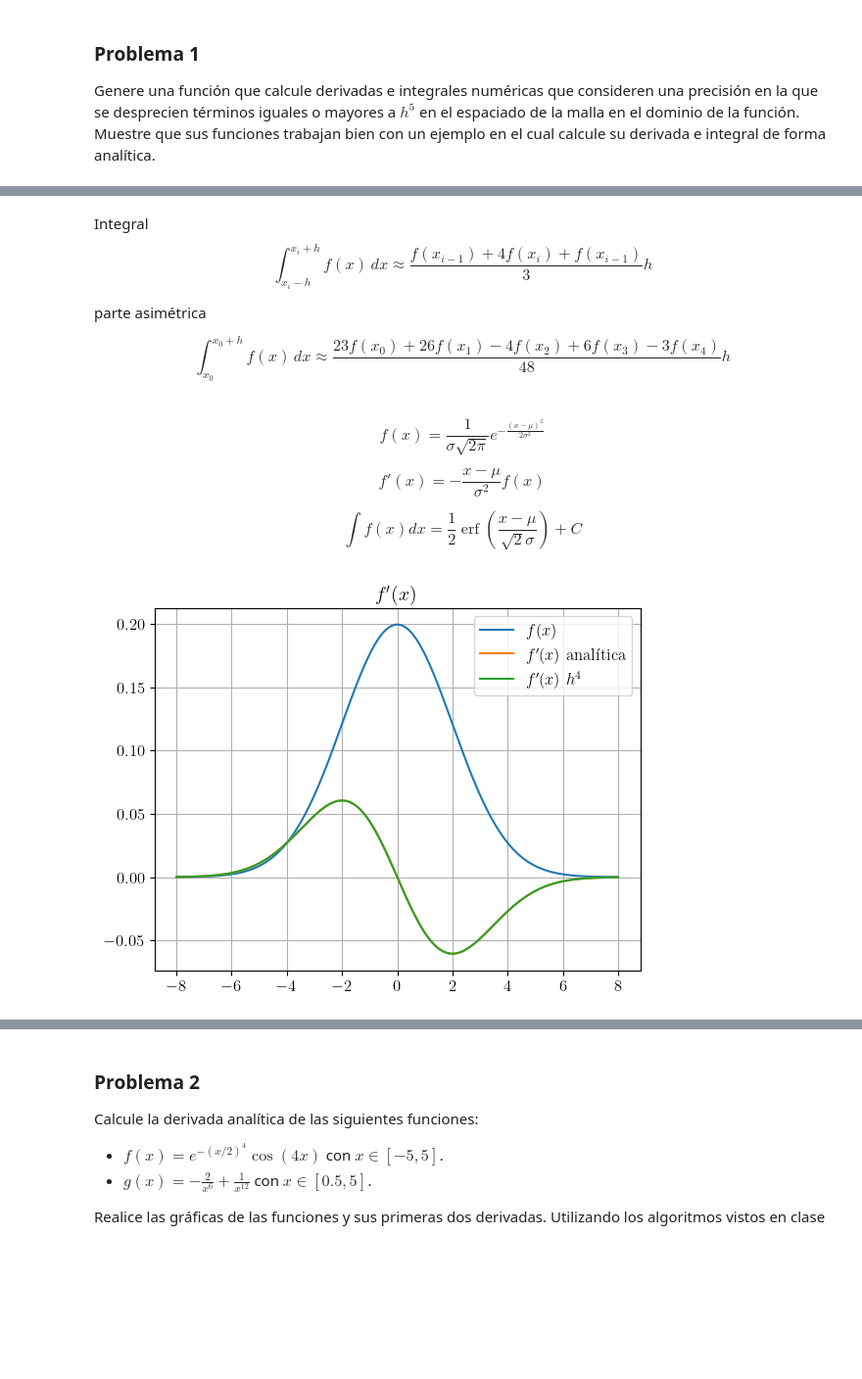
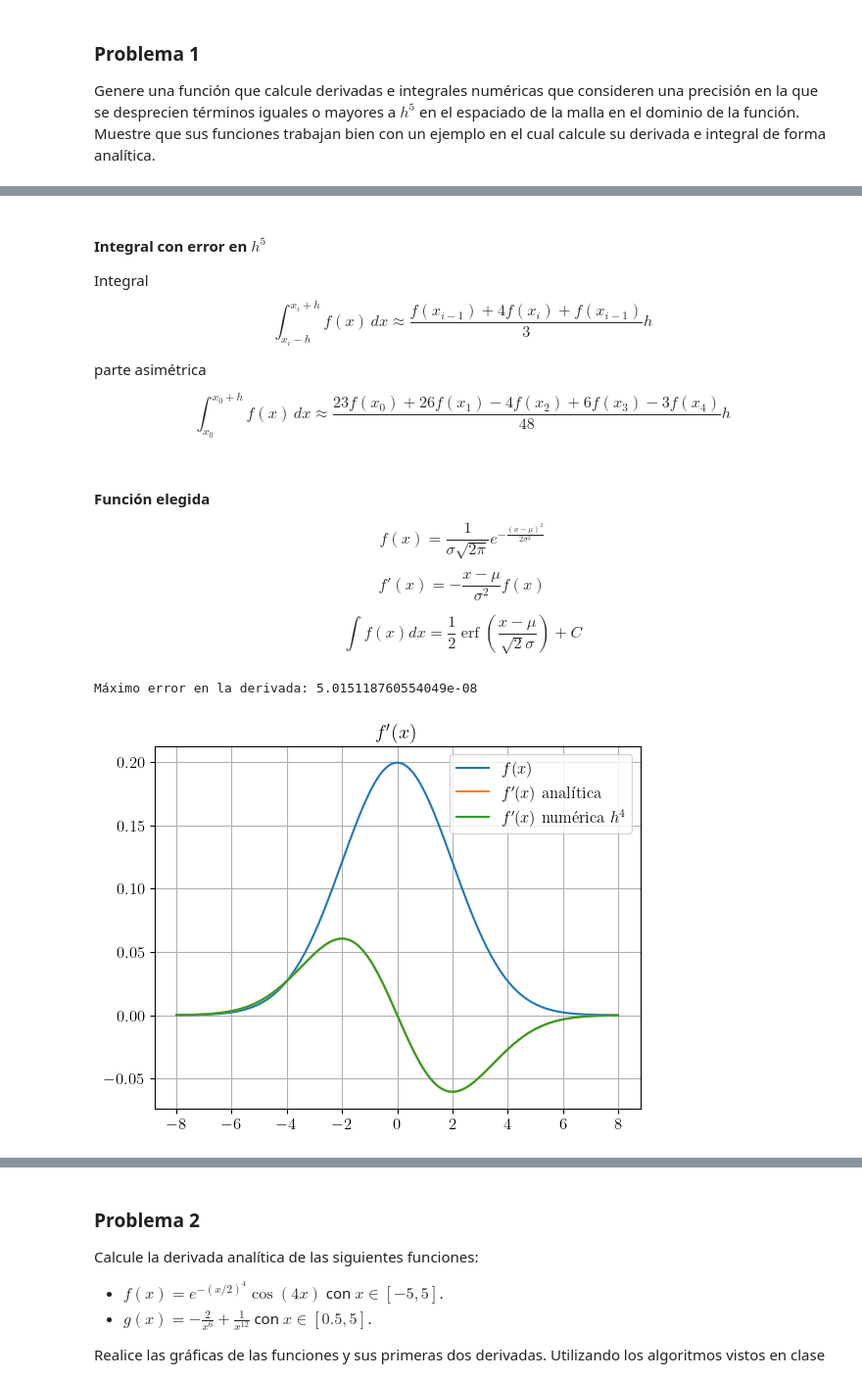
Before and after one commit to tamoaltas/FIS-COMP, a Jupyter notebook: tareas/tarea2.ipynb, the cells around one changed output, grey strips where cells are left out. Shown at 98% size. Drawn from its saved outputs; the diff is of its cells as text; code cells hidden in the pictures; blank space fills up the shorter version.

```diff
--- a/tareas/tarea2.ipynb
+++ b/tareas/tarea2.ipynb
@@ -56,6 +51,8 @@ def derivada_h4(f, x):
 
     return df / h_12
 # %% [markdown]
+#### Integral con error en $h^5$
+
 Integral
 $$
  \int_{x_i-h}^{x_i + h} f(x) \, dx \approx \frac{f(x_{i-1})+4f(x_{i})+f(x_{i-1})}{3}h
@@ -92,4 +90,5 @@ def integrar(f, x):
 # %% [markdown]
+#### Función elegida
 $$
 f(x) = \frac{1}{\sigma \sqrt{2\pi}} e^{-\frac{(x - \mu)^2}{2\sigma^2}}
 $$
@@ -104,21 +107,21 @@ $$
 # %%
-mu = 0
-sigma = 2
-
+mu, sigma = 0, 2
 x = np.linspace(-8,8,200)
 y = sp.stats.norm.pdf(x,mu,sigma)
 
 dy = -(x - mu)/(sigma**2) * y
 dy_h4 = derivada_h4(y,x)
+print('Máximo error en la derivada:', max(abs(dy-dy_h4)))
 
 plt.title(r"$f'(x)$")
 plt.plot(x,y ,label=r"$f(x)$")
 plt.plot(x,dy ,label=r"$f'(x)$ analítica")
-plt.plot(x,dy_h4, label=r"$f'(x)$ $h^4$")
+plt.plot(x,dy_h4, label=r"$f'(x)$ numérica $h^4$")
 plt.grid(), plt.legend(),
 plt.show()
 # %% [output]
+Máximo error en la derivada: 5.015118760554049e-08
-[figure, old version]
+[figure, new version]
 # %%
 x = np.linspace(-2,2,6000)
 y = sp.stats.norm.pdf(x,mu,sigma)
```
Also changed, not shown: parts of 36 cells of this notebook, 1 other file.
